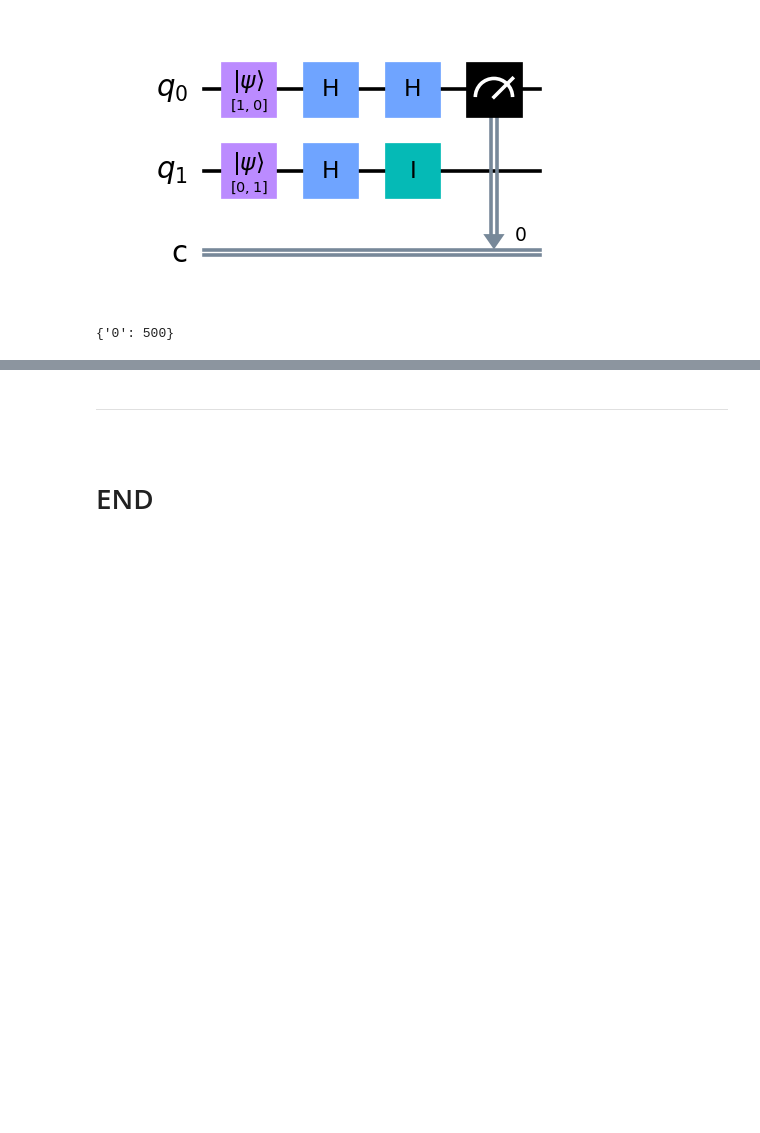
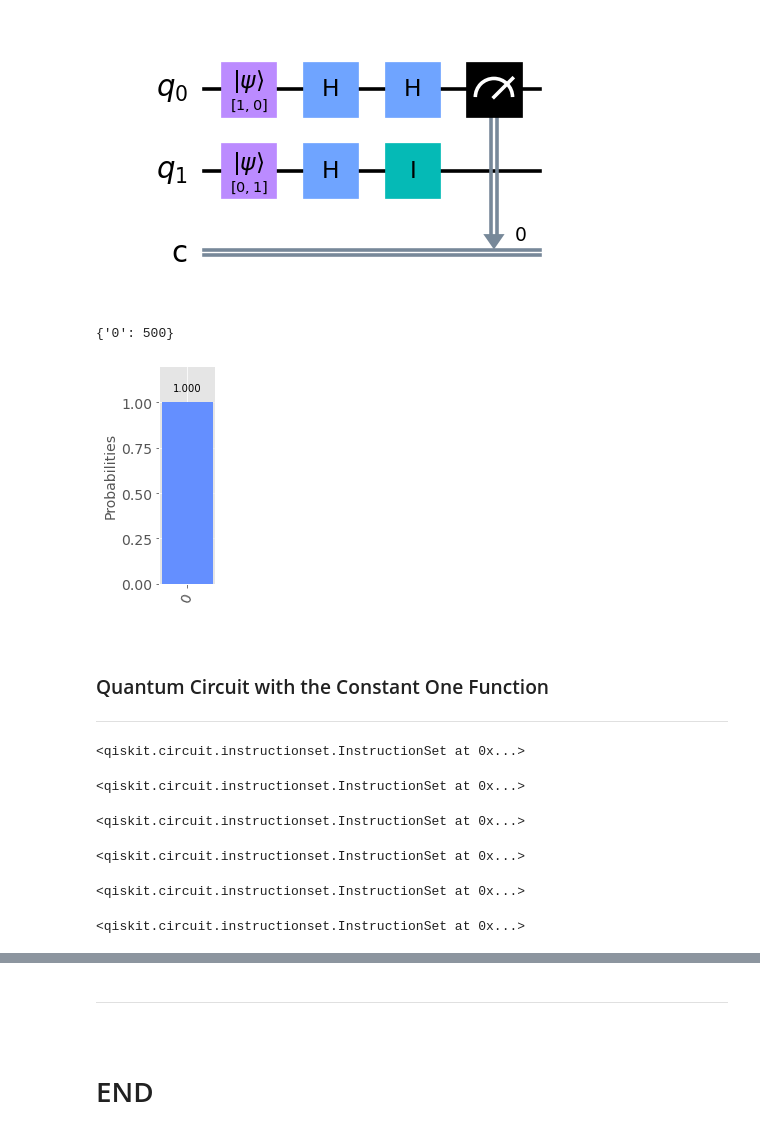
Before and after one commit to Oskar-Ciebien/Emerging-Technologies-Project, a Jupyter notebook: quantum-deutsch.ipynb, the cells around one changed output, grey strips where cells are left out. Saved outputs shown, nothing was run; the diff lists cells and outputs as text; code cells hidden in the pictures; blank space fills up the shorter version.

Commit message:
Made changes to Constant Zero Function and Added Constant One Function to Quantum Notebook

```diff
--- a/quantum-deutsch.ipynb
+++ b/quantum-deutsch.ipynb
@@ -347,7 +348,20 @@ job = simulator.run(compcircuit, shots=500)
 # Get the results.
 results = job.result()
 # %%
-# Show the result counts.
-results.get_counts()
+# Set counts to the results
+counts = results.get_counts()
-# %% [output]
-{'0': 500}
+# %%
+# Display the results
+counts
+# %% [output]
+{'0': 500}
+# %%
+# Display histogram
+qiskit.visualization.plot_histogram(counts, figsize=(1, 4))
+# %% [output]
+[figure, added]
+# %% [markdown]
+<br>
+
+### Quantum Circuit with the Constant One Function
+***
@@ -353,0 +371,30 @@ results.get_counts()
+# %%
+# Initialise the first qubit to |0>.
+circuit.initialize([1, 0], 0)
+# %% [output]
+<qiskit.circuit.instructionset.InstructionSet at 0x...>
+# %%
+# Initialise the second qubit to |1>.
+circuit.initialize([0, 1], 1)
+# %% [output]
+<qiskit.circuit.instructionset.InstructionSet at 0x...>
+# %%
+# Apply a Hadamard gate to each qubit.
+circuit.h((0, 1))
+# %% [output]
+<qiskit.circuit.instructionset.InstructionSet at 0x...>
+# %%
+# X gate.
+circuit.x(1)
+# %% [output]
+<qiskit.circuit.instructionset.InstructionSet at 0x...>
+# %%
+# Apply another Hadamard gate to the first qubit.
+circuit.h(0)
+# %% [output]
+<qiskit.circuit.instructionset.InstructionSet at 0x...>
+# %%
+# Measure the first qubit.
+circuit.measure(0, 0)
+# %% [output]
+<qiskit.circuit.instructionset.InstructionSet at 0x...>
```
Also changed, not shown: parts of 12 cells of this notebook.
